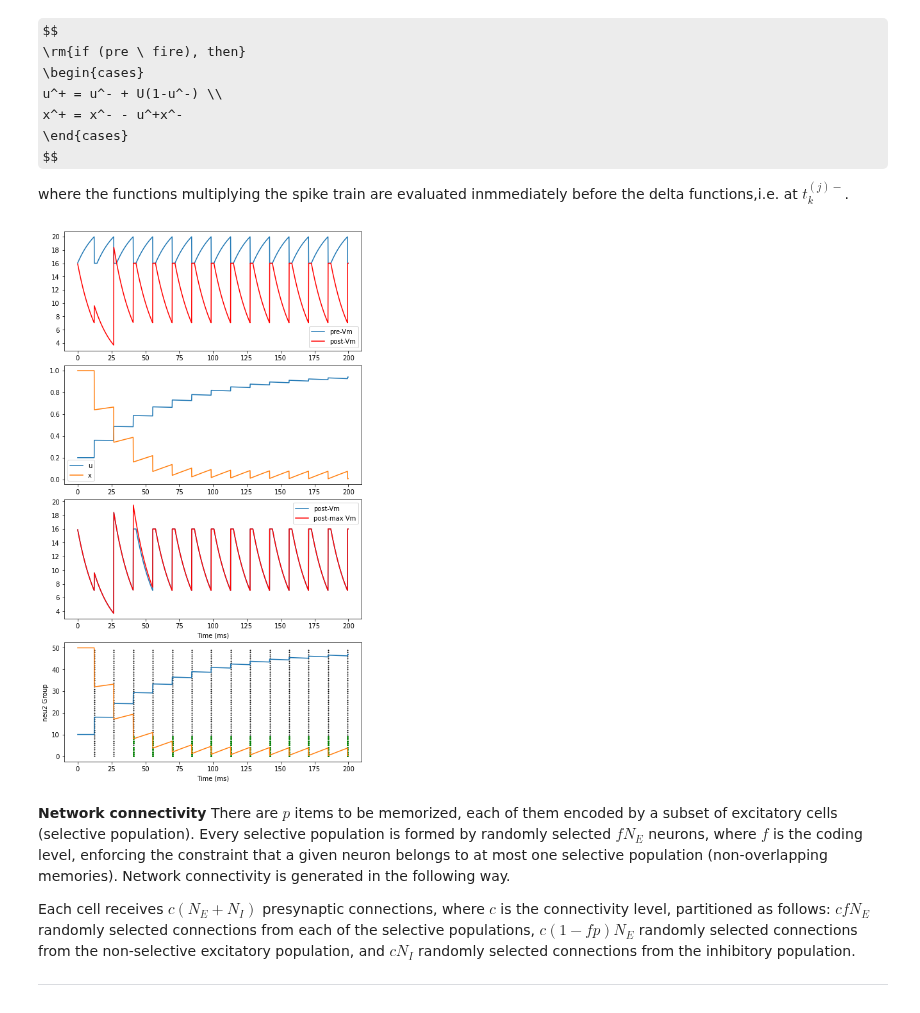
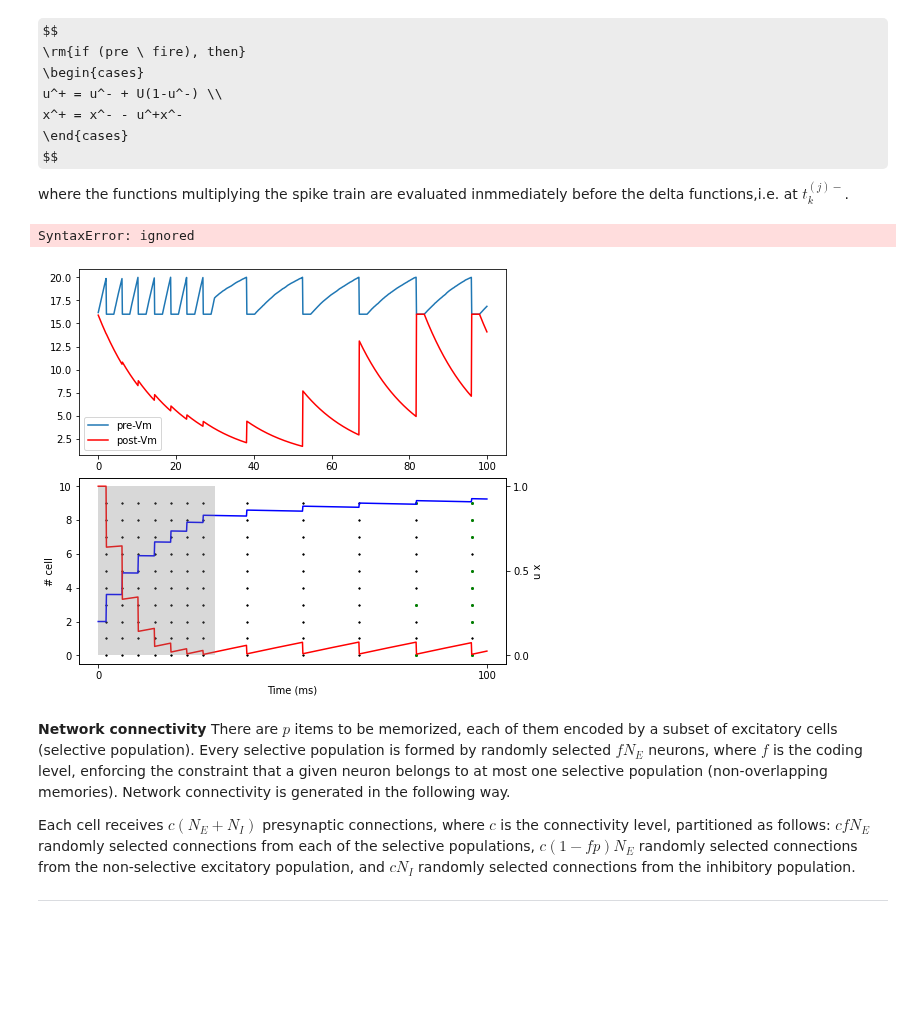
Before and after one commit to AohuaCheng/Neuro-and-Complexity-Science, a Jupyter notebook: project/project_spiking_circuit_model_for_working_memory.ipynb, the cells around one changed output. Drawn from its saved outputs; the diff is of its cells as text; code cells hidden in the pictures; some formulas as TeX source; blank space fills up the shorter version.

```diff
--- a/project/project_spiking_circuit_model_for_working_memory.ipynb
+++ b/project/project_spiking_circuit_model_for_working_memory.ipynb
@@ -292,41 +284,55 @@ class STP(bp.TwoEndConn):
       self.u[i] = u
       self.x[i] = x
       self.post.Irec[post_id] += self.I_syn.pull(i)
+# %%
+## STP
+# set stimulation signal
+t_duration = 100
+t_size=20
+idx_duration = int(t_duration/dt)
+input_A = bp.ops.ones(idx_duration)
+idx_T_cue = int(30 / dt)
+input_A[0: idx_T_cue] = 2
+input_I = (input_A-1)*np.random.normal(mu_ext_E, sigma_ext_E, size=idx_duration)
+
+neu1 = LIF(size=t_size, monitors=['V','input','Irec','spike'])
+neu2 = LIF(size=t_size, monitors=['V','input','Irec','spike'])
+
+syn = STP(pre=neu1, post=neu2, conn=bp.connect.FixedPreNum(num=10),
+      weight=J_p, monitors=['u', 'x'])
+net = bp.Network(neu1, syn, neu2)
+net.run(duration=t_duration, inputs=(neu1, 'input', input_I), report=True)
+# %% [output]
+SyntaxError: ignored
 # %%
-## STP
-neu1 = LIF(50, monitors=['V','input','Irec','spike'])
-neu2 = LIF(50, monitors=['V','input','Irec','spike'])
-
-syn = STP(pre=neu1, post=neu2, conn=bp.connect.FixedPreNum(num=10),
-      weight=J_p, monitors=['u', 'x'])
-net = bp.Network(neu1, syn, neu2)
-net.run(duration=200, inputs=(neu1, 'input', mu_ext_E))
-
 # plot
-fig, gs = bp.visualize.get_figure(row_num=4, col_num=1, row_len=3, col_len=7)
+fig, gs = bp.visualize.get_figure(row_num=2, col_num=1, row_len=3, col_len=7)
 
 fig.add_subplot(gs[0, 0])
 plt.plot(net.ts, neu1.mon.V[:, 0], label='pre-Vm')
 plt.plot(net.ts, neu2.mon.V[:, 0], color='r', label='post-Vm')
 plt.legend(loc='best')
-fig.add_subplot(gs[1, 0])
-plt.plot(net.ts, syn.mon.u[:, 0], label='u')
-plt.plot(net.ts, syn.mon.x[:, 0], label='x')
-plt.legend(loc='best')
-fig.add_subplot(gs[2, 0])
-plt.plot(net.ts, neu2.mon.V[:, 0], label='post-Vm')
-plt.plot(net.ts, np.max(neu2.mon.V,axis=1), color='r', label='post-max Vm')
-plt.legend(loc='best')
-plt.xlabel('Time (ms)')
-fig.add_subplot(gs[3, 0])
-bp.visualize.raster_plot(net.ts, neu1.mon.spike, markersize=2, color='k', ylabel='neu1 Group')
-bp.visualize.raster_plot(net.ts, neu2.mon.spike, markersize=4, color='g', ylabel='neu2 Group')
-plt.plot(net.ts, np.mean(syn.mon.u, axis=1)*50, label='u')
-plt.plot(net.ts, np.mean(syn.mon.x, axis=1)*50, label='x')
+ax=fig.add_subplot(gs[1, 0])
+bp.visualize.raster_plot(net.ts, neu1.mon.spike[:,0:int(t_size/2)], markersize=2, color='k', ylabel='')
+bp.visualize.raster_plot(net.ts, neu1.mon.spike[:,int(t_size/2):t_size], markersize=2, color='k', ylabel='')
+bp.visualize.raster_plot(net.ts, neu2.mon.spike[:,0:int(t_size/2)], markersize=4, color='g', ylabel='')
+bp.visualize.raster_plot(net.ts, neu2.mon.spike[:,int(t_size/2):t_size], markersize=4, color='g', ylabel='')
+plt.plot(net.ts, np.mean(syn.mon.u, axis=1)*int(t_size/2), color='b', label='u')
+plt.plot(net.ts, np.mean(syn.mon.x, axis=1)*int(t_size/2), color='r', label='x')
+# add ylabel
+ax.set_ylabel(('# cell'))
+ax1 = ax.twinx()
+ax1.set_ylabel(('u x'))
+# add ticks
+plt.xticks([0, 100, 200])
+plt.yticks([0, 0.5, 1])
+# add shade
+plt.fill_between([0,30],0,1,facecolor='gray',alpha=0.3)
+
 
 plt.show()
 # %% [output]
-[figure, old version]
+[figure, new version]
 # %% [markdown]
 **Network connectivity**
 There are $p$ items to be memorized, each of them encoded by a subset of excitatory cells (selective population). Every selective population is formed by randomly selected $fN_E$ neurons, where $f$ is the coding level, enforcing the constraint that a given neuron belongs to at most one selective population (non-overlapping memories). Network connectivity is generated in the following way.
```
Also changed, not shown: parts of 5 cells of this notebook.
